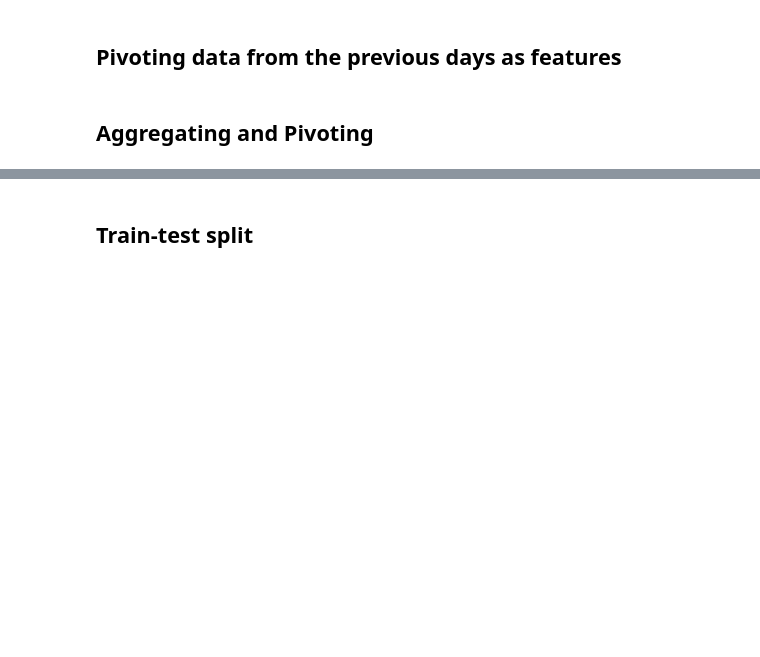
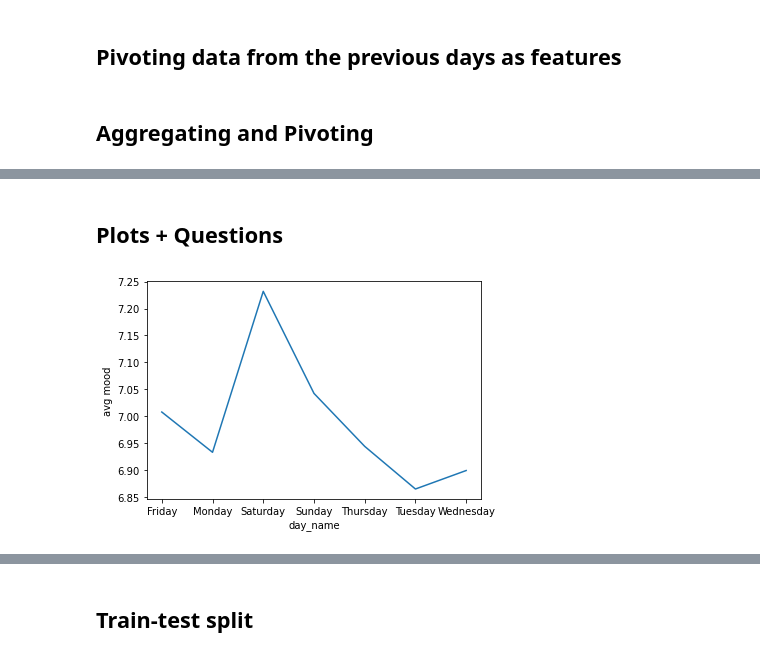
Before and after one commit to OlegBEZb/Data_Mining_assignment_1, a Jupyter notebook: Assignment_1.ipynb, the cells around one changed output, grey strips where cells are left out. Cells and saved outputs as stored; diff of their text form; code cells hidden in the pictures; blank space fills up the shorter version.

Commit message:
changed the whole data aggregation and feature engineering part

```diff
--- a/Assignment_1.ipynb
+++ b/Assignment_1.ipynb
@@ -429,0 +357,26 @@ pivoted_df_daily.head(10)
+# %%
+# drop days with more than 6 hours missing
+pivoted_df.drop(pivoted_df[pivoted_df['missing_hour'] > 6].index, inplace=True)
+# %%
+# add column for mood from previous day and drop rows with no data for previous day
+pivoted_df['mood_prev1'] = pivoted_df['mood'].shift(1)
+pivoted_df['id_prev1'] = pivoted_df['id'].shift(1)
+pivoted_df = pivoted_df[pivoted_df['id_prev1'] == pivoted_df['id']]
+pivoted_df.drop('id_prev1', axis=1, inplace=True)
+# %%
+pivoted_df['day_name'] = pivoted_df['time'].dt.day_name()
+pivoted_df['day_num'] = pivoted_df['time'].dt.dayofweek
+# %%
+# Estimating weekly seasonality with partial fourier sum
+#https://medium.com/analytics-vidhya/how-does-prophet-work-part-2-c47a6ceac511
+
+fourier = CalendarFourier(freq='W', order=4)
+dp = DeterministicProcess(index=pivoted_df['time'],
+                          constant=False,
+                          order=1,
+                          seasonal=False,
+                          additional_terms=[fourier],
+                          drop=True)
+f=dp.in_sample()
+pivoted_df = pd.concat([pivoted_df.set_index('time'),f],axis=1).reset_index()
+pivoted_df.drop('trend', axis=1, inplace=True)
@@ -429,0 +407,7 @@ pivoted_df_daily.head(10)
+# %% [markdown]
+## Plots + Questions
+# %%
+# strong weekly seasonality of mood
+pivoted_df.groupby('day_name').mean()['mood'].plot(ylabel='avg mood');
+# %% [output]
+[figure, added]
```
Also changed, not shown: parts of 48 cells of this notebook.
